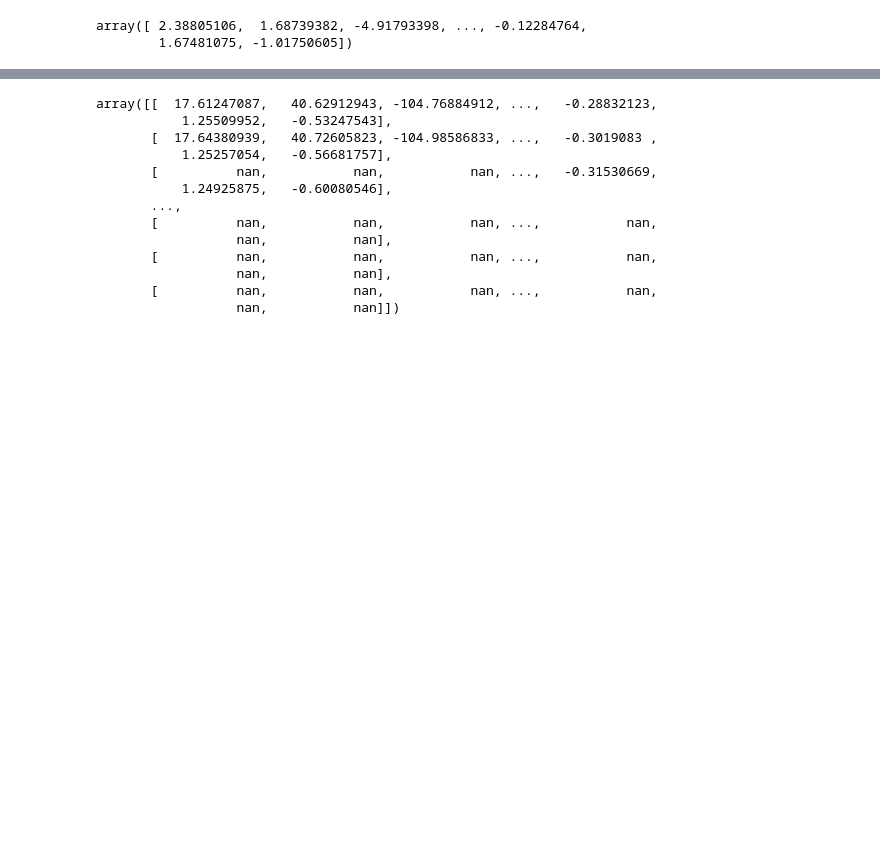
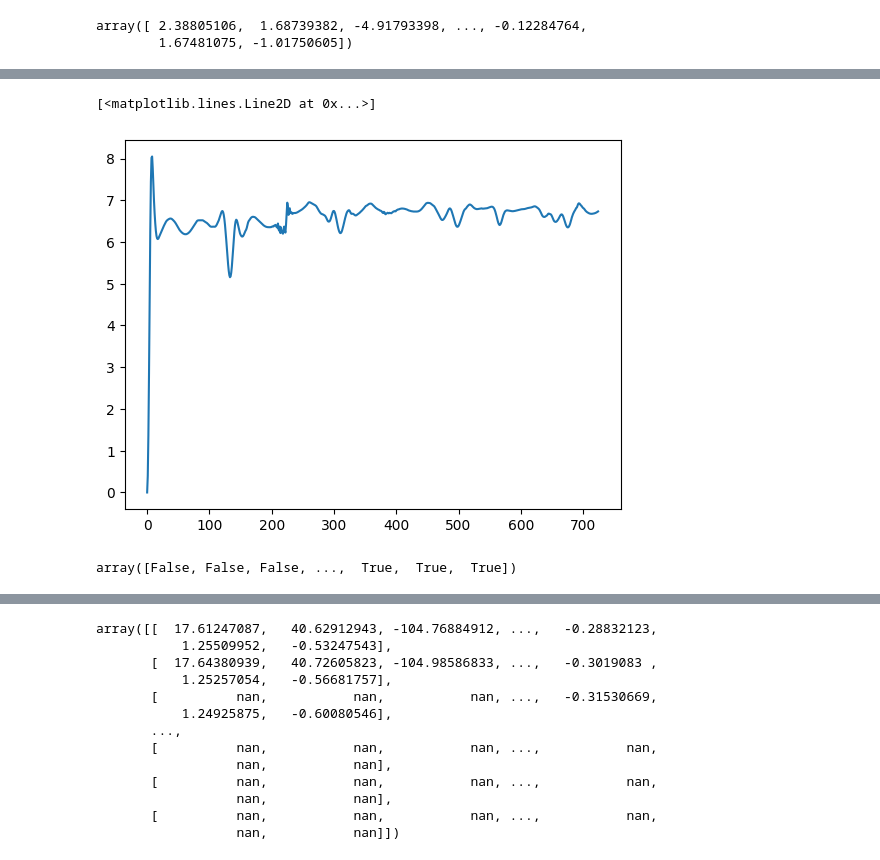
Before and after one commit to YedaCui/TSRLproject_JPMorgan, a Jupyter notebook: lrtf.ipynb, the cells around one changed output, grey strips where cells are left out. Saved outputs shown, nothing was run; the diff lists cells and outputs as text; code cells hidden in the pictures; blank space fills up the shorter version.

```diff
--- a/lrtf.ipynb
+++ b/lrtf.ipynb
@@ -390,2 +396,2 @@ To enable the following instructions: AVX2 AVX512F FMA, in other operations, reb
 # %%
-# H_B = functions(dist_name="pmglmmB")
+H_B = functions(dist_name="pmglmmB")
@@ -394,0 +398,20 @@ theta, u, rho, p = state[0:13], state[13:dim], state[dim:dim+13], state[dim+13:]
+# %%
+pmgrad_fn = utils.getpmgrad_fn(H_B)
+# %%
+import numpy as np
+
+rho = np.random.normal(size=13)
+p = np.random.normal(size=len(utils.get_latent_u(500*128)))
+states = utils.pmintegrator(utils.get_marginal_initial(), utils.get_latent_u(500*128), rho, p, pmgrad_fn, 0.01, 5000)
+# %%
+Hs = np.array([H(_state) for _state in states])
+# %%
+import matplotlib.pyplot as plt
+plt.plot(Hs[:]-Hs[0])
+# %% [output]
+[<matplotlib.lines.Line2D at 0x...>]
+[figure, added]
+# %%
+np.any(np.isnan(states),-1)
+# %% [output]
+array([False, False, False, ...,  True,  True,  True])
```
Also changed, not shown: parts of 16 cells of this notebook, 7 other files.
